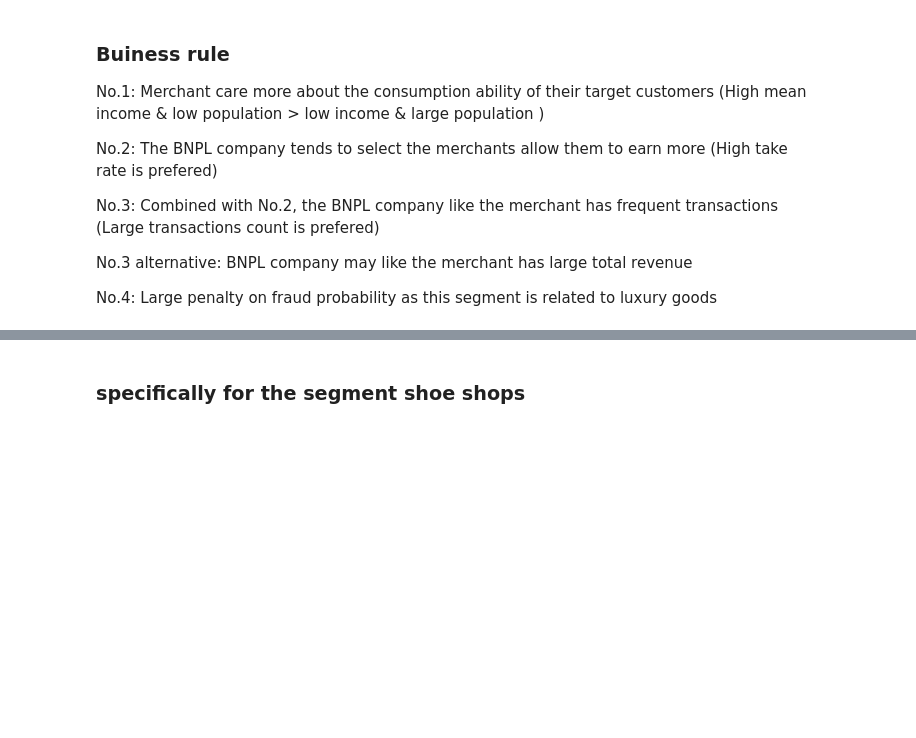
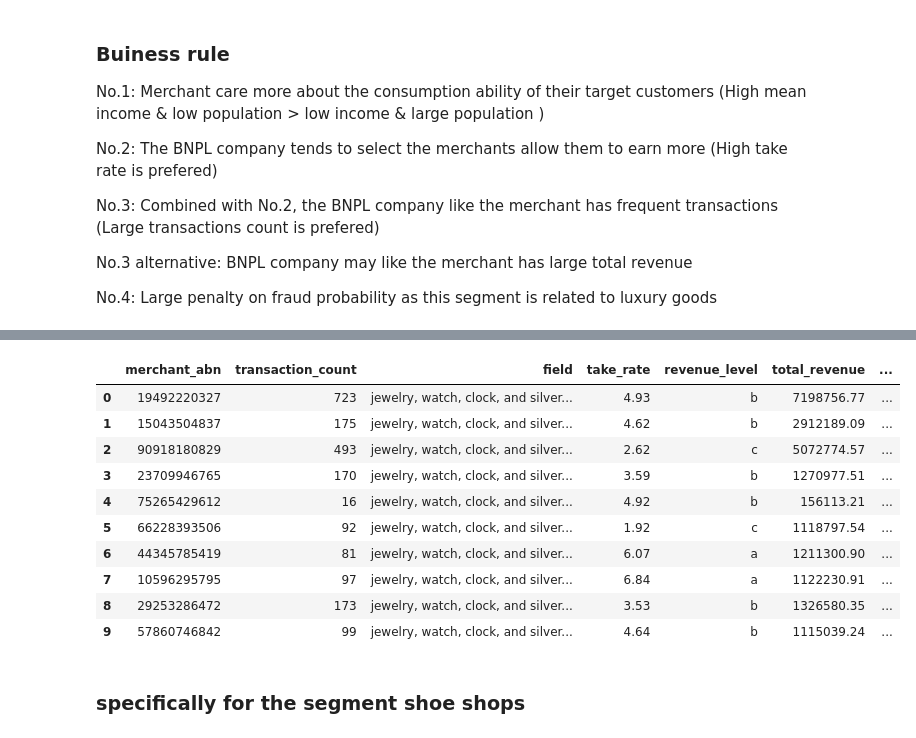
Before and after one commit to MAST30034-Applied-Data-Science/generic-buy-now-pay-later-project-group-28, a Jupyter notebook: notebooks/rank_algorithm.ipynb, the cells around one changed output, grey strips where cells are left out. Drawn from its saved outputs; the diff is of its cells as text; code cells hidden in the pictures; blank space fills up the shorter version.

```diff
--- a/notebooks/rank_algorithm.ipynb
+++ b/notebooks/rank_algorithm.ipynb
@@ -193,3 +241,28 @@ No.4: Large penalty on fraud probability as this segment is related to luxury go
+# %%
+score_criteria_jewlery = { \
+    'transaction_count': {'a':8, 'b': 6, 'c': 4, 'd': 2, 'e': 0}, \
+        'take_rate': {'a':8, 'b': 6, 'c': 4, 'd': 2, 'e': 0}, \
+            'revenue_level': {'a':0, 'b': 1, 'c': 2, 'd': 3, 'e': 4}, \
+                'total_revenue': {'a': 6, 'b': 4.5, 'c': 3, 'd': 1.5, 'e': 0}, \
+                    'mean_consumer_income': {'a':8, 'b': 6, 'c': 4, 'd': 2, 'e': 0}, \
+                        'fraud_count': {'a':0, 'b': 0, 'c': 0, 'd': 0, 'e': 0}, \
+                            'main_business_area_popu': {'a':4, 'b': 3.5, 'c': 3, 'd': 2.5, 'e': 2}}
+# %%
+top_10_merchant_jewlery_designed = rank_algorithm(merchant_jewl, featrue_name, score_criteria_jewlery, 0.2, 10)
+# %%
+top_10_merchant_jewlery_designed
+# %% [output]
+|  | merchant_abn | transaction_count | field | take_rate | revenue_level | total_revenue | ... |
+| 0 | 19492220327 | 723 | jewelry, watch, clock, and silver... | 4.93 | b | 7198756.77 | ... |
+| 1 | 15043504837 | 175 | jewelry, watch, clock, and silver... | 4.62 | b | 2912189.09 | ... |
+| 2 | 90918180829 | 493 | jewelry, watch, clock, and silver... | 2.62 | c | 5072774.57 | ... |
+| 3 | 23709946765 | 170 | jewelry, watch, clock, and silver... | 3.59 | b | 1270977.51 | ... |
+| 4 | 75265429612 | 16 | jewelry, watch, clock, and silver... | 4.92 | b | 156113.21 | ... |
+| 5 | 66228393506 | 92 | jewelry, watch, clock, and silver... | 1.92 | c | 1118797.54 | ... |
+| 6 | 44345785419 | 81 | jewelry, watch, clock, and silver... | 6.07 | a | 1211300.90 | ... |
+| 7 | 10596295795 | 97 | jewelry, watch, clock, and silver... | 6.84 | a | 1122230.91 | ... |
+| 8 | 29253286472 | 173 | jewelry, watch, clock, and silver... | 3.53 | b | 1326580.35 | ... |
+| 9 | 57860746842 | 99 | jewelry, watch, clock, and silver... | 4.64 | b | 1115039.24 | ... |
 # %% [markdown]
 ### specifically for the segment shoe shops
 # %% [markdown]
```
Also changed, not shown: parts of 11 cells of this notebook.
